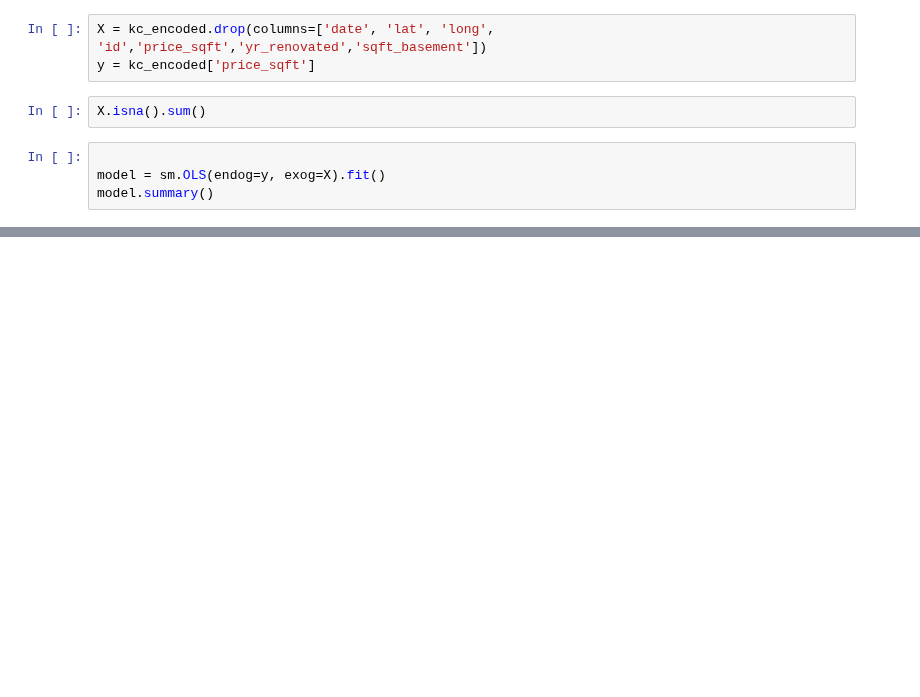
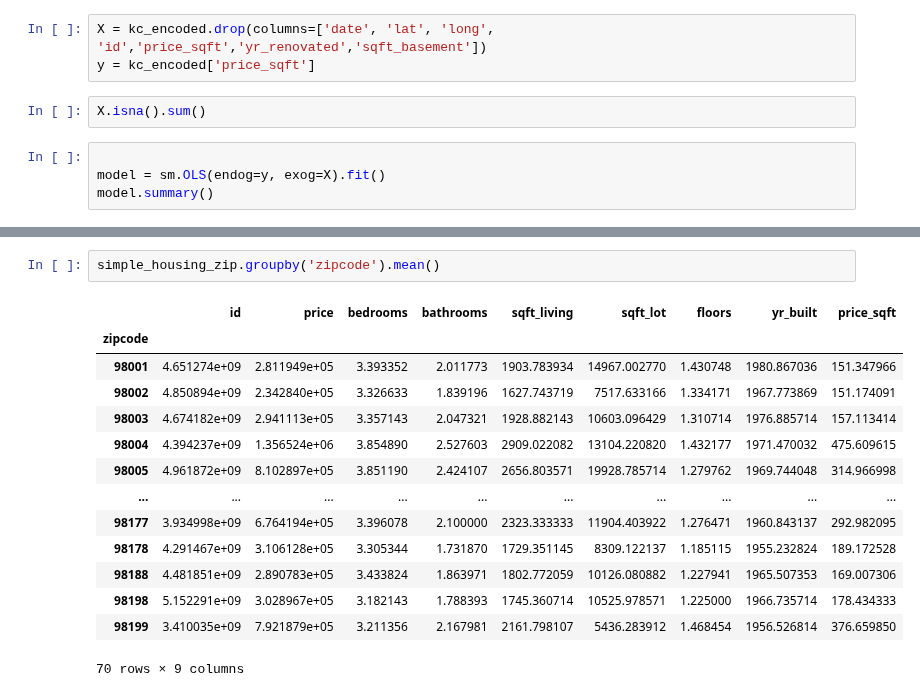
Before and after one commit to ThomasHChapman/P2-SeattleHousing, a Jupyter notebook: working_notebooks/tom_working.ipynb, the cells around one changed output, grey strips where cells are left out. Cells and saved outputs as stored; diff of their text form; blank space fills up the shorter version.

Commit message:
zipcodes_map_df

```diff
--- a/working_notebooks/tom_working.ipynb
+++ b/working_notebooks/tom_working.ipynb
@@ -994,0 +879,17 @@ model.summary()
+# %%
+simple_housing_zip.groupby('zipcode').mean()
+# %% [output]
+|  | id | price | bedrooms | bathrooms | sqft_living | sqft_lot | floors | yr_built | price_sqft |
+| zipcode |  |  |  |  |  |  |  |  |  |
+| 98001 | 4.651274e+09 | 2.811949e+05 | 3.393352 | 2.011773 | 1903.783934 | 14967.002770 | 1.430748 | 1980.867036 | 151.347966 |
+| 98002 | 4.850894e+09 | 2.342840e+05 | 3.326633 | 1.839196 | 1627.743719 | 7517.633166 | 1.334171 | 1967.773869 | 151.174091 |
+| 98003 | 4.674182e+09 | 2.941113e+05 | 3.357143 | 2.047321 | 1928.882143 | 10603.096429 | 1.310714 | 1976.885714 | 157.113414 |
+| 98004 | 4.394237e+09 | 1.356524e+06 | 3.854890 | 2.527603 | 2909.022082 | 13104.220820 | 1.432177 | 1971.470032 | 475.609615 |
+| 98005 | 4.961872e+09 | 8.102897e+05 | 3.851190 | 2.424107 | 2656.803571 | 19928.785714 | 1.279762 | 1969.744048 | 314.966998 |
+| ... | ... | ... | ... | ... | ... | ... | ... | ... | ... |
+| 98177 | 3.934998e+09 | 6.764194e+05 | 3.396078 | 2.100000 | 2323.333333 | 11904.403922 | 1.276471 | 1960.843137 | 292.982095 |
+| 98178 | 4.291467e+09 | 3.106128e+05 | 3.305344 | 1.731870 | 1729.351145 | 8309.122137 | 1.185115 | 1955.232824 | 189.172528 |
+| 98188 | 4.481851e+09 | 2.890783e+05 | 3.433824 | 1.863971 | 1802.772059 | 10126.080882 | 1.227941 | 1965.507353 | 169.007306 |
+| 98198 | 5.152291e+09 | 3.028967e+05 | 3.182143 | 1.788393 | 1745.360714 | 10525.978571 | 1.225000 | 1966.735714 | 178.434333 |
+| 98199 | 3.410035e+09 | 7.921879e+05 | 3.211356 | 2.167981 | 2161.798107 | 5436.283912 | 1.468454 | 1956.526814 | 376.659850 |
+70 rows × 9 columns
```
Also changed, not shown: parts of 12 cells of this notebook.
